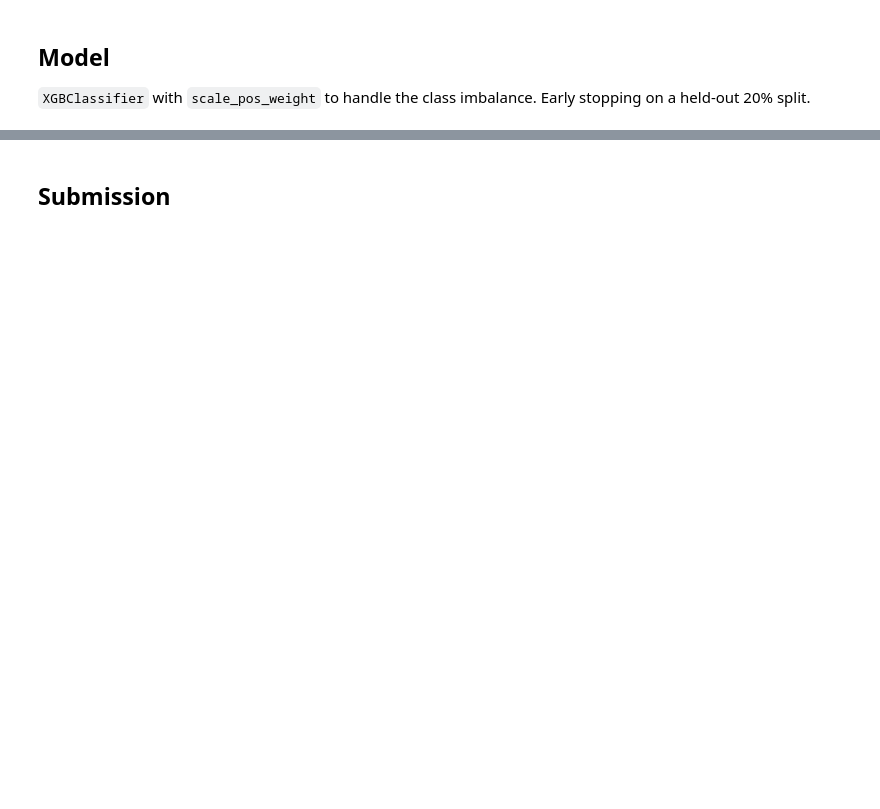
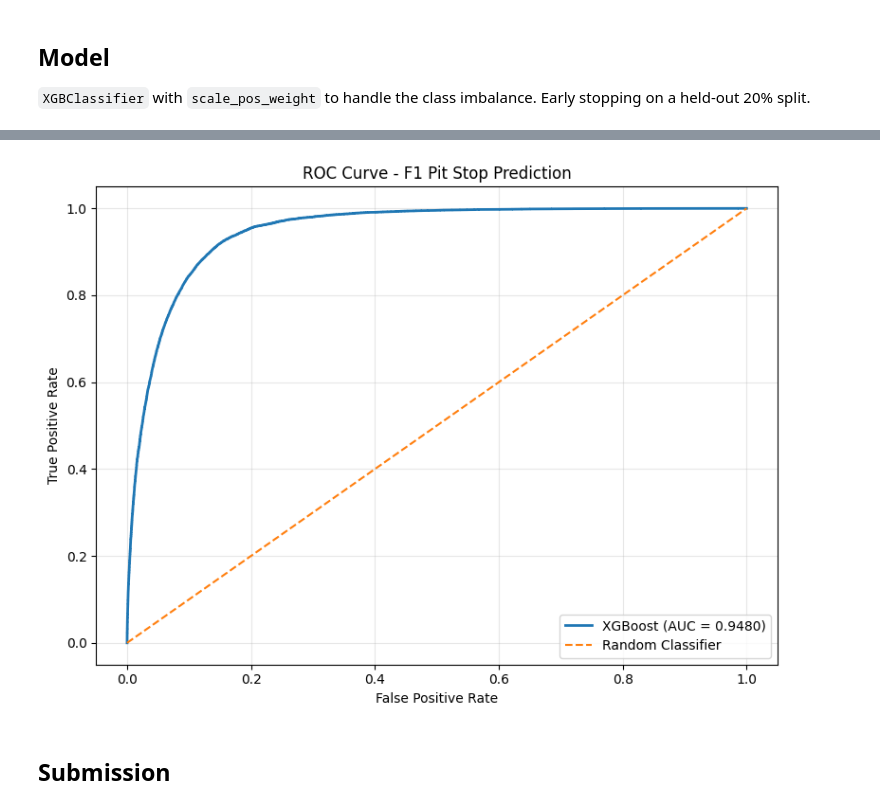
Before and after one commit to Harshithvivek/f1-pitstop-prediction-xgboost, a Jupyter notebook: PitStops_XGBoost_Clean.ipynb, the cells around one changed output, grey strips where cells are left out. Cells and saved outputs as stored; diff of their text form; code cells hidden in the pictures; blank space fills up the shorter version.

Commit message:
Added ROC-AUC curve

```diff
--- a/PitStops_XGBoost_Clean.ipynb
+++ b/PitStops_XGBoost_Clean.ipynb
@@ -17,8 +22,8 @@ from xgboost import XGBClassifier
 # %% [markdown]
 ## Data
 # %%
-train = pd.read_csv('F1 Pit Stops Series S6E5/train.csv')
-test  = pd.read_csv('F1 Pit Stops Series S6E5/test.csv')
+train = pd.read_csv('train.csv')
+test  = pd.read_csv('test.csv')
 
 X, y = train.drop(['id', 'PitNextLap'], axis=1), train['PitNextLap']
 X_test, test_ids = test.drop('id', axis=1), test['id'].values
@@ -78,8 +89,8 @@ def engineer_features(df):
     # Lap time signals
     df['Degradation_per_Lap']   = df['Cumulative_Degradation'] / (df['LapNumber'] + 1)
     df['LapTime_Deg']           = df['LapTime (s)'] * df['Cumulative_Degradation'].abs()
-    df['LapTime_Consistency']   = 1 / (1 + df['LapTime_Delta'].abs())
-    df['LapTime_Delta_x_Life']  = df['LapTime_Delta'] * df['TyreLife']
+    df['LapTime_Consistency']   = 1 / (1 + pd.to_numeric(df['LapTime_Delta'], errors='coerce').abs())
+    df['LapTime_Delta_x_Life']  = pd.to_numeric(df['LapTime_Delta'], errors='coerce') * df['TyreLife']
     df['Position_x_TyreLife']   = df['Position'] * df['TyreLife']
 
     return df.replace([np.inf, -np.inf], np.nan)
@@ -105,6 +118,12 @@ def target_encode(X_tr, X_te, target):
 
 X_proc, X_test_proc = target_encode(X_eng, X_test_eng, y)
 
+# Ensure all columns are numeric, coercing errors to NaN
+for col in X_proc.columns:
+    X_proc[col] = pd.to_numeric(X_proc[col], errors='coerce')
+for col in X_test_proc.columns:
+    X_test_proc[col] = pd.to_numeric(X_test_proc[col], errors='coerce')
+
 imputer = SimpleImputer(strategy='median')
 X_proc      = pd.DataFrame(imputer.fit_transform(X_proc),      columns=X_proc.columns)
 X_test_proc = pd.DataFrame(imputer.transform(X_test_proc),     columns=X_test_proc.columns)
@@ -115,8 +136,12 @@ print(f"Final feature matrix: {X_proc.shape}")
 
 `XGBClassifier` with `scale_pos_weight` to handle the class imbalance. Early stopping on a held-out 20% split.
 # %%
+nan_indices = y[y.isna()].index
+X_proc_cleaned = X_proc.drop(nan_indices)
+y_cleaned = y.drop(nan_indices)
+
 X_tr, X_val, y_tr, y_val = train_test_split(
-    X_proc, y, test_size=0.2, stratify=y, random_state=42
+    X_proc_cleaned, y_cleaned, test_size=0.2, stratify=y_cleaned, random_state=42
 )
 
 scale_pw = (y_tr == 0).sum() / (y_tr == 1).sum()
@@ -144,3 +182,39 @@ print(f"Validation ROC-AUC: {val_auc:.4f}")
+# %%
+import matplotlib.pyplot as plt
+from sklearn.metrics import roc_curve, roc_auc_score, auc
+
+# Predict probabilities for the positive class
+y_pred_proba = model.predict_proba(X_val)[:, 1]
+
+# Calculate ROC curve values
+fpr, tpr, thresholds = roc_curve(y_val, y_pred_proba)
+
+# Calculate ROC-AUC score
+roc_auc = roc_auc_score(y_val, y_pred_proba)
+
+# Plot ROC curve
+plt.figure(figsize=(8, 6))
+
+plt.plot(
+    fpr,
+    tpr,
+    label=f'XGBoost (AUC = {roc_auc:.4f})',
+    linewidth=2
+)
+
+# Random classifier reference line
+plt.plot([0, 1], [0, 1], linestyle='--', label='Random Classifier')
+
+plt.xlabel('False Positive Rate')
+plt.ylabel('True Positive Rate')
+plt.title('ROC Curve - F1 Pit Stop Prediction')
+
+plt.legend(loc='lower right')
+plt.grid(alpha=0.3)
+plt.tight_layout()
+plt.show()
+# %% [output]
+[figure, added]
 # %% [markdown]
 ## Submission
 # %%
```
Also changed, not shown: parts of 8 cells of this notebook.
